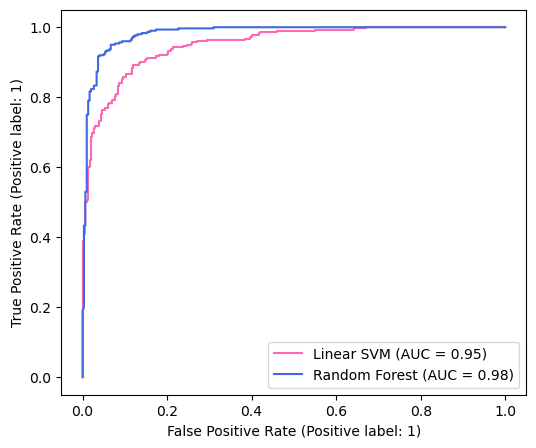
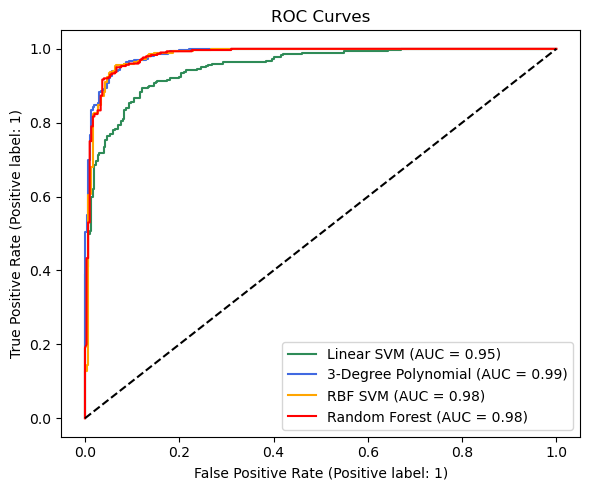
The notebook cell's code change between the first figure and the second:
--- before
+++ after
@@ -2,14 +2,30 @@
 
 # ROC for linear model
-RocCurveDisplay.from_estimator(grid_linear_svc, 
+RocCurveDisplay.from_estimator(best_svc, 
                                X_test_scaled, 
                                y_test, 
                                name = 'Linear SVM',
-                               color = 'hotpink',
+                               color = 'seagreen',
                                ax=ax)
-RocCurveDisplay.from_estimator(grid_rf, 
+RocCurveDisplay.from_estimator(best_poly, 
+                               X_test_scaled, 
+                               y_test, 
+                               name = '3-Degree Polynomial',
+                               color = 'royalblue',
+                               ax=ax)
+RocCurveDisplay.from_estimator(best_rbf, 
+                               X_test_scaled, 
+                               y_test, 
+                               name = 'RBF SVM',
+                               color = 'orange',
+                               ax=ax)
+RocCurveDisplay.from_estimator(best_rf, 
                                X_test_scaled, 
                                y_test, 
                                name = 'Random Forest',
-                               color = 'royalblue',
+                               color = 'red',
                                ax=ax)
+
+ax.plot([0, 1], [0, 1], 'k--', label='Random classifier (AUC = 0.50)')
+ax.set_title('ROC Curves')
+plt.tight_layout()

Commit: HW 4 complete